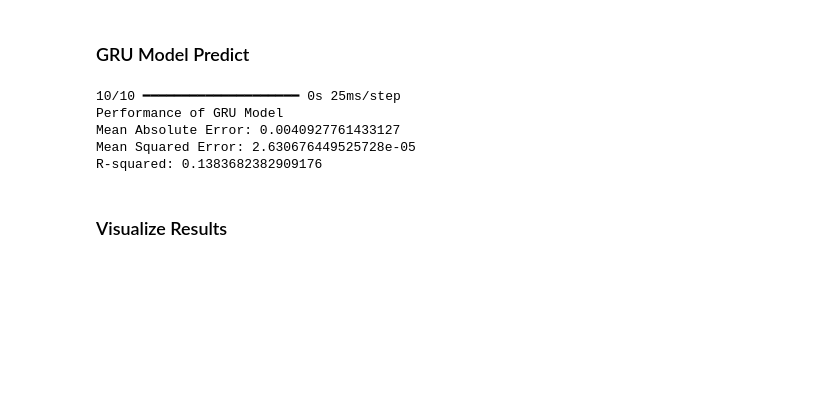
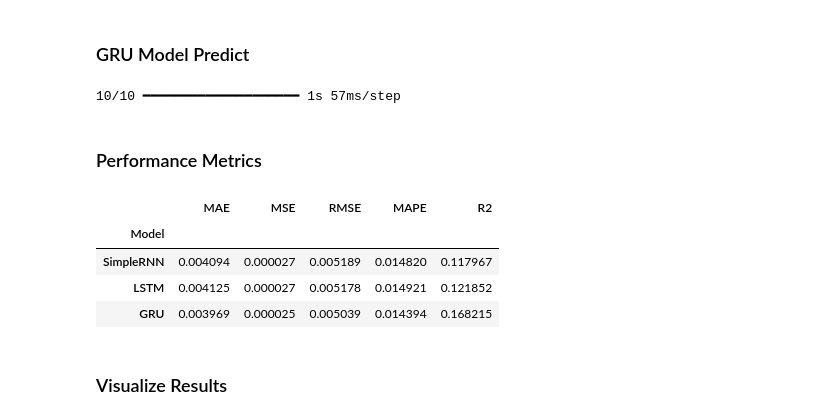
Before and after one commit to fadeldnswr/iot-network-digital-twin, a Jupyter notebook: notebook/esp32-1.ipynb, the cells around one changed output. Drawn from its saved outputs; the diff is of its cells as text; code cells hidden in the pictures; blank space fills up the shorter version.

```diff
--- a/notebook/esp32-1.ipynb
+++ b/notebook/esp32-1.ipynb
@@ -419,21 +411,45 @@ predictions_gru = target_scaler.inverse_transform(predictions_gru)
 y_test_unscaled = target_scaler.inverse_transform(y_test.reshape(-1, 1))
 
 # Perform evaluation with metrics
-mae = mean_absolute_error(y_test_unscaled, predictions_gru)
-mse = mean_squared_error(y_test_unscaled, predictions_gru)
-r2 = r2_score(y_test_unscaled, predictions_gru)
-
-# Print the evaluation metrics
-print("Performance of GRU Model")
-print(f"Mean Absolute Error: {mae}")
-print(f"Mean Squared Error: {mse}")
-print(f"R-squared: {r2}")
+mae = mean_absolute_error(y_test_unscaled, predictions)
+mse = mean_squared_error(y_test_unscaled, predictions)
+r2 = r2_score(y_test_unscaled, predictions)
 # %% [output]
-10/10 ━━━━━━━━━━━━━━━━━━━━ 0s 25ms/step
-Performance of GRU Model
-Mean Absolute Error: 0.0040927761433127
-Mean Squared Error: 2.630676449525728e-05
-R-squared: 0.1383682382909176
+10/10 ━━━━━━━━━━━━━━━━━━━━ 1s 57ms/step
+# %% [markdown]
+### Performance Metrics
+# %%
+# Define a list of model predictions and names for evaluation
+model_predictions_list = [predictions, predictions_lstm, predictions_gru]
+model_names = ["SimpleRNN", "LSTM", "GRU"]
+metrics_list = []
+
+# Itearate through the model predictions and calculate metrics
+for i, model in enumerate(model_predictions_list):
+  mae = mean_absolute_error(y_test_unscaled, model)
+  mse = mean_squared_error(y_test_unscaled, model)
+  r2 = r2_score(y_test_unscaled, model)
+  mape = mean_absolute_percentage_error(y_test_unscaled, model)
+  rmse = np.sqrt(mse)
+  metrics_list.append({
+    "Model": model_names[i],
+    "MAE": mae,
+    "MSE": mse,
+    "RMSE": rmse,
+    "MAPE": mape,
+    "R2": r2,
+  })
+
+# Create a DataFrame to display the metrics
+metrics_df = pd.DataFrame(metrics_list)
+metrics_df.set_index("Model", inplace=True)
+metrics_df
+# %% [output]
+|  | MAE | MSE | RMSE | MAPE | R2 |
+| Model |  |  |  |  |  |
+| SimpleRNN | 0.004094 | 0.000027 | 0.005189 | 0.014820 | 0.117967 |
+| LSTM | 0.004125 | 0.000027 | 0.005178 | 0.014921 | 0.121852 |
+| GRU | 0.003969 | 0.000025 | 0.005039 | 0.014394 | 0.168215 |
 # %% [markdown]
 ### Visualize Results
 # %%
```
Also changed, not shown: parts of 13 cells of this notebook.
